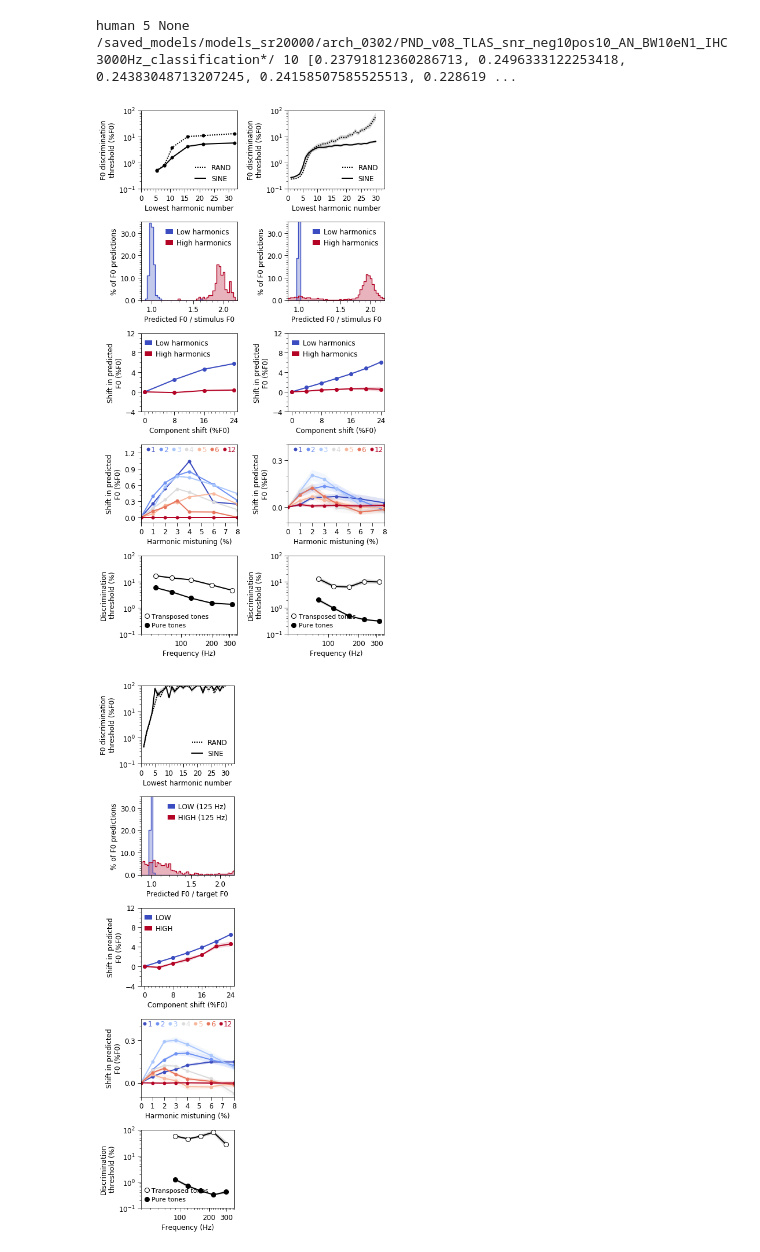
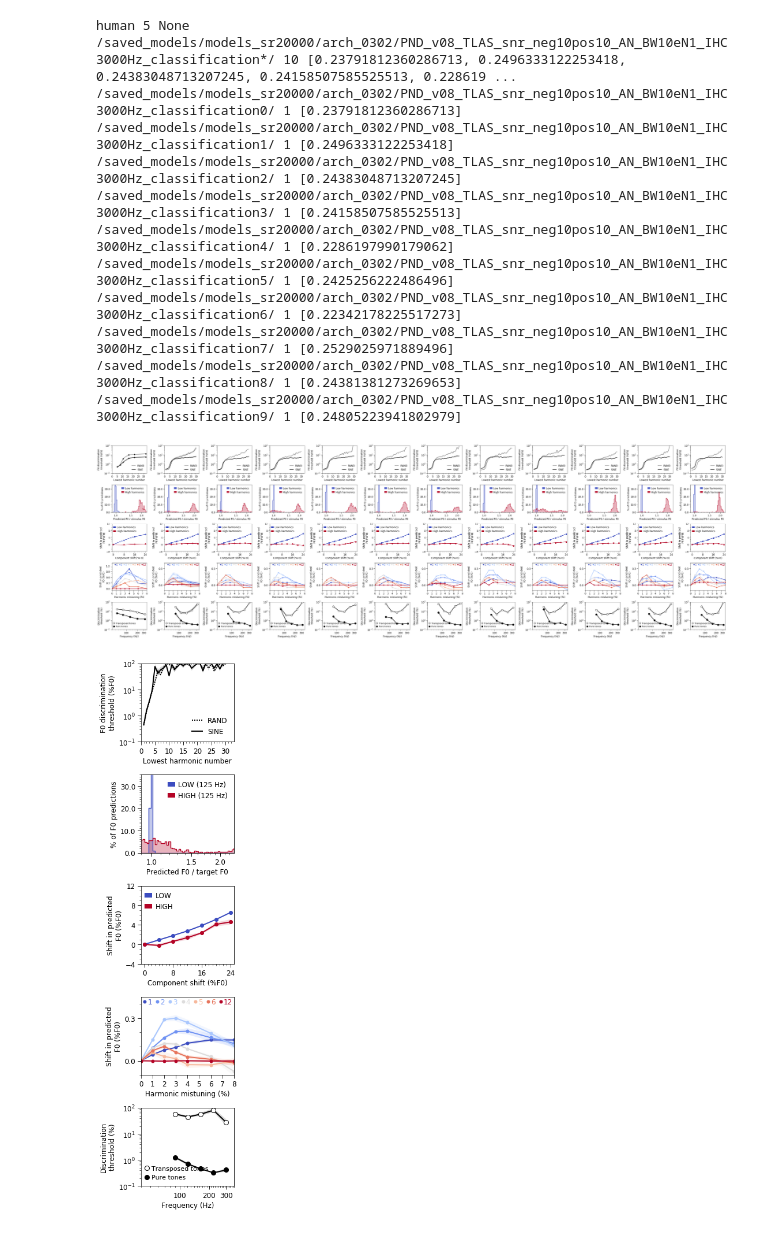
Before and after one commit to msaddler/pitchnet, a Jupyter notebook: assets_psychophysics/notebook_figures_poster.ipynb, the cells around one changed output. Cells and saved outputs as stored; diff of their text form; code cells hidden in the pictures.

```diff
--- a/assets_psychophysics/notebook_figures_poster.ipynb
+++ b/assets_psychophysics/notebook_figures_poster.ipynb
@@ -85,16 +85,16 @@ list_regex_model_dir = [
 #     '/om/scratch/*/msaddler/pitchnet/saved_models/arch_search_v01_spont070_BW10eN1_IHC3000Hz_IHC7order/arch_*/',
 #     '/om/scratch/*/msaddler/pitchnet/saved_models/arch_search_v01_spont070_BW20eN1_IHC3000Hz_IHC7order/arch_*/',
 
-#     '/saved_models/models_sr20000/arch_0302/PND_v08_TLAS_snr_neg10pos10_AN_BW10eN1_IHC3000Hz_classification0/',
-#     '/saved_models/models_sr20000/arch_0302/PND_v08_TLAS_snr_neg10pos10_AN_BW10eN1_IHC3000Hz_classification1/',
-#     '/saved_models/models_sr20000/arch_0302/PND_v08_TLAS_snr_neg10pos10_AN_BW10eN1_IHC3000Hz_classification2/',
-#     '/saved_models/models_sr20000/arch_0302/PND_v08_TLAS_snr_neg10pos10_AN_BW10eN1_IHC3000Hz_classification3/',
-#     '/saved_models/models_sr20000/arch_0302/PND_v08_TLAS_snr_neg10pos10_AN_BW10eN1_IHC3000Hz_classification4/',
-#     '/saved_models/models_sr20000/arch_0302/PND_v08_TLAS_snr_neg10pos10_AN_BW10eN1_IHC3000Hz_classification5/',
-#     '/saved_models/models_sr20000/arch_0302/PND_v08_TLAS_snr_neg10pos10_AN_BW10eN1_IHC3000Hz_classification6/',
-#     '/saved_models/models_sr20000/arch_0302/PND_v08_TLAS_snr_neg10pos10_AN_BW10eN1_IHC3000Hz_classification7/',
-#     '/saved_models/models_sr20000/arch_0302/PND_v08_TLAS_snr_neg10pos10_AN_BW10eN1_IHC3000Hz_classification8/',
-#     '/saved_models/models_sr20000/arch_0302/PND_v08_TLAS_snr_neg10pos10_AN_BW10eN1_IHC3000Hz_classification9/',
+    '/saved_models/models_sr20000/arch_0302/PND_v08_TLAS_snr_neg10pos10_AN_BW10eN1_IHC3000Hz_classification0/',
+    '/saved_models/models_sr20000/arch_0302/PND_v08_TLAS_snr_neg10pos10_AN_BW10eN1_IHC3000Hz_classification1/',
+    '/saved_models/models_sr20000/arch_0302/PND_v08_TLAS_snr_neg10pos10_AN_BW10eN1_IHC3000Hz_classification2/',
+    '/saved_models/models_sr20000/arch_0302/PND_v08_TLAS_snr_neg10pos10_AN_BW10eN1_IHC3000Hz_classification3/',
+    '/saved_models/models_sr20000/arch_0302/PND_v08_TLAS_snr_neg10pos10_AN_BW10eN1_IHC3000Hz_classification4/',
+    '/saved_models/models_sr20000/arch_0302/PND_v08_TLAS_snr_neg10pos10_AN_BW10eN1_IHC3000Hz_classification5/',
+    '/saved_models/models_sr20000/arch_0302/PND_v08_TLAS_snr_neg10pos10_AN_BW10eN1_IHC3000Hz_classification6/',
+    '/saved_models/models_sr20000/arch_0302/PND_v08_TLAS_snr_neg10pos10_AN_BW10eN1_IHC3000Hz_classification7/',
+    '/saved_models/models_sr20000/arch_0302/PND_v08_TLAS_snr_neg10pos10_AN_BW10eN1_IHC3000Hz_classification8/',
+    '/saved_models/models_sr20000/arch_0302/PND_v08_TLAS_snr_neg10pos10_AN_BW10eN1_IHC3000Hz_classification9/',
 
 ]
 
@@ -166,6 +166,16 @@ for regex_model_dir in list_regex_model_dir:
 # %% [output]
 human 5 None
 /saved_models/models_sr20000/arch_0302/PND_v08_TLAS_snr_neg10pos10_AN_BW10eN1_IHC3000Hz_classification*/ 10 [0.23791812360286713, 0.2496333122253418, 0.24383048713207245, 0.24158507585525513, 0.228619 ...
+/saved_models/models_sr20000/arch_0302/PND_v08_TLAS_snr_neg10pos10_AN_BW10eN1_IHC3000Hz_classification0/ 1 [0.23791812360286713]
+/saved_models/models_sr20000/arch_0302/PND_v08_TLAS_snr_neg10pos10_AN_BW10eN1_IHC3000Hz_classification1/ 1 [0.2496333122253418]
+/saved_models/models_sr20000/arch_0302/PND_v08_TLAS_snr_neg10pos10_AN_BW10eN1_IHC3000Hz_classification2/ 1 [0.24383048713207245]
+/saved_models/models_sr20000/arch_0302/PND_v08_TLAS_snr_neg10pos10_AN_BW10eN1_IHC3000Hz_classification3/ 1 [0.24158507585525513]
+/saved_models/models_sr20000/arch_0302/PND_v08_TLAS_snr_neg10pos10_AN_BW10eN1_IHC3000Hz_classification4/ 1 [0.2286197990179062]
+/saved_models/models_sr20000/arch_0302/PND_v08_TLAS_snr_neg10pos10_AN_BW10eN1_IHC3000Hz_classification5/ 1 [0.2425256222486496]
+/saved_models/models_sr20000/arch_0302/PND_v08_TLAS_snr_neg10pos10_AN_BW10eN1_IHC3000Hz_classification6/ 1 [0.22342178225517273]
+/saved_models/models_sr20000/arch_0302/PND_v08_TLAS_snr_neg10pos10_AN_BW10eN1_IHC3000Hz_classification7/ 1 [0.2529025971889496]
+/saved_models/models_sr20000/arch_0302/PND_v08_TLAS_snr_neg10pos10_AN_BW10eN1_IHC3000Hz_classification8/ 1 [0.24381381273269653]
+/saved_models/models_sr20000/arch_0302/PND_v08_TLAS_snr_neg10pos10_AN_BW10eN1_IHC3000Hz_classification9/ 1 [0.24805223941802979]
 # %%
 importlib.reload(util_figures)
 importlib.reload(util_figures_psychophysics)
@@ -192,44 +202,42 @@ experiment_keys = [
 
 NROWS = len(experiment_keys)
 NCOLS = len(list_dict_results_dicts)
 figsize = (4*NCOLS*0.9, 3*NROWS*0.9)
 gridspec_kw = {}
 fig, ax = plt.subplots(nrows=NROWS, ncols=NCOLS, figsize=figsize, gridspec_kw=gridspec_kw)
 ax = ax.reshape([NROWS, NCOLS])
 
 for c_idx, (dict_results_dicts, list_model_dir) in enumerate(zip(list_dict_results_dicts, list_list_model_dir)):
     for r_idx, key in enumerate(experiment_keys):
         results_dict_input = dict_results_dicts[key]
         plot_fcn = experiment_to_plot_fcn_map[key]
         # Specify kwargs for all psychophysics subplots
         kwargs = {
             'include_yerr': True,
         }
         # Modify kwargs for special cases
         if (isinstance(list_model_dir, str)) and (list_model_dir == 'HUMAN'):
             kwargs['include_yerr'] = False
-#         if not 'alt' in key:
-#             kwargs['kwargs_bootstrap'] = {}
         plot_fcn(ax[r_idx, c_idx], results_dict_input, **kwargs)
 
 plt.tight_layout()
 plt.show()
 
-save_dir = '/om2/user/msaddler/pitchnet/assets_psychophysics/figures/archive_2020_04_28_pitchnet_paper_figures_v01/'
+# save_dir = '/om2/user/msaddler/pitchnet/assets_psychophysics/figures/archive_2020_04_28_pitchnet_paper_figures_v01/'
 # save_fn = os.path.join(save_dir, 'psychophysics_all_HUMANS_and_arch0302.pdf')
-# save_fn = os.path.join(save_dir, 'psychophysics_all_manipulation_sound_statistics_SNR.pdf')
-# save_fn = os.path.join(save_dir, 'psychophysics_all_manipulation_sound_statistics_training_stimuli.pdf')
-# save_fn = os.path.join(save_dir, 'psychophysics_all_manipulation_IHClowpass.pdf')
-# save_fn = os.path.join(save_dir, 'psychophysics_all_manipulation_IHClowpass_rep10archs.pdf')
-# save_fn = os.path.join(save_dir, 'psychophysics_all_manipulation_cochFilterBWs.pdf')
-# save_fn = os.path.join(save_dir, 'psychophysics_all_manipulation_cochFilterBWs_rep10archs.pdf')
-# save_fn = os.path.join(save_dir, 'psychophysics_all_manipulation_spont_rate.pdf')
+# # save_fn = os.path.join(save_dir, 'psychophysics_all_manipulation_sound_statistics_SNR.pdf')
+# # save_fn = os.path.join(save_dir, 'psychophysics_all_manipulation_sound_statistics_training_stimuli.pdf')
+# # save_fn = os.path.join(save_dir, 'psychophysics_all_manipulation_IHClowpass.pdf')
+# # save_fn = os.path.join(save_dir, 'psychophysics_all_manipulation_IHClowpass_rep10archs.pdf')
+# # save_fn = os.path.join(save_dir, 'psychophysics_all_manipulation_cochFilterBWs.pdf')
+# # save_fn = os.path.join(save_dir, 'psychophysics_all_manipulation_cochFilterBWs_rep10archs.pdf')
+# # save_fn = os.path.join(save_dir, 'psychophysics_all_manipulation_spont_rate.pdf')
 # fig.savefig(save_fn, bbox_inches='tight', pad_inches=0)
 # print(save_fn)
 
 # fig.savefig('tmp.pdf', bbox_inches='tight', pad_inches=0)
 # %% [output]
-[figure, old version]
+[figure, new version]
 # %%
 # for r in range(ax.shape[0]):
 #     for c in range(ax.shape[1]):
```
Also changed, not shown: parts of 5 cells of this notebook, 1 other file.
